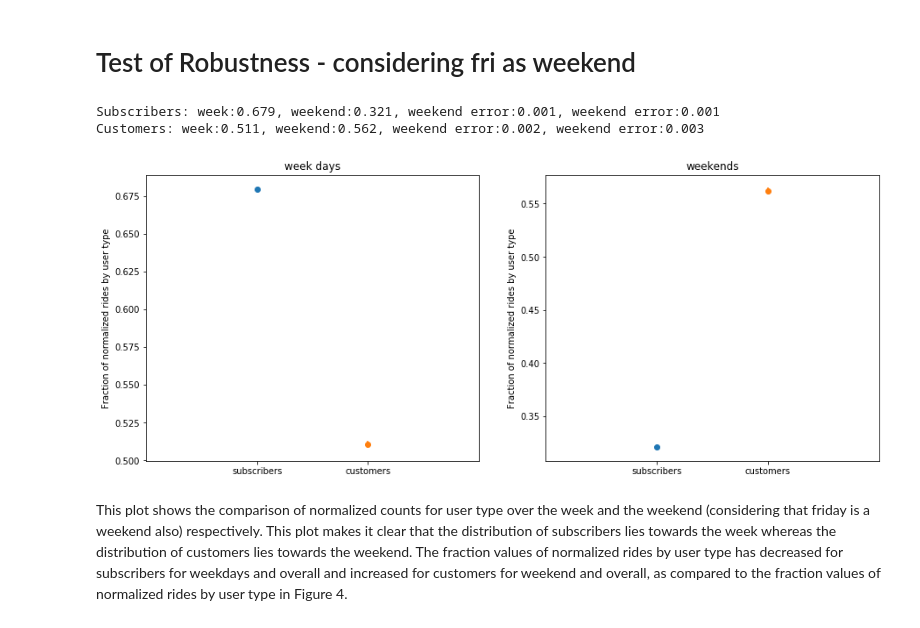
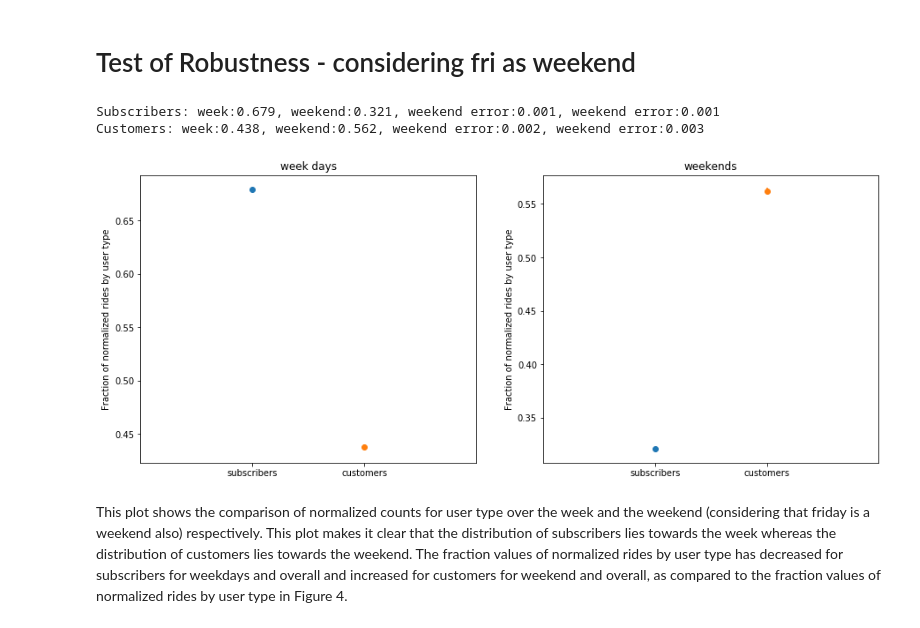
Before and after one commit to ishacusp/PUI2017_ic1018, a Jupyter notebook: HW7_ic1018/Assignment1.ipynb, the cells around one changed output. Saved outputs shown, nothing was run; the diff lists cells and outputs as text; code cells hidden in the pictures.

```diff
--- a/HW7_ic1018/Assignment1.ipynb
+++ b/HW7_ic1018/Assignment1.ipynb
@@ -300,40 +300,40 @@ fig = plt.figure(figsize=(15,6))
 ax1 = fig.add_subplot(121)
 ax2 = fig.add_subplot(122)
 
-week_c_ = sum(counts_c[:-3]) * 1.0 / norm_c  #fraction of customers riding on week days
+week_c = sum(counts_c[:-3]) * 1.0 / norm_c  #fraction of customers riding on week days
 weekend_fri_c = sum(counts_c[-3:]) * 1.0 / norm_c  #fraction of customers riding on weekends
 eweek_c = np.sqrt(sum(counts_c[:-3])) / norm_c  #error on week_c (sum squared errors where errors are poisson)
 eweekend_fri_c = np.sqrt(sum(counts_c[-3:])) / norm_c #error on weekend_c
 
 #same nomenclature as above for subscribers
 week_s = sum(counts_s[:-3]) * 1. / norm_s
 weekend_fri_s = sum(counts_s[-3:]) * 1. / norm_s
 eweek_s = np.sqrt(sum(counts_s[:-3])) / norm_s
 eweekend_fri_s = np.sqrt(sum(counts_s[-3:])) / norm_s
 
 print("Subscribers: week:{0:.3f}, weekend:{1:.3f}, weekend error:{2:.3f}, weekend error:{3:.3f}"\
       .format(week_s, weekend_fri_s, eweek_s, eweekend_fri_s))
 print("Customers: week:{0:.3f}, weekend:{1:.3f}, weekend error:{2:.3f}, weekend error:{3:.3f}"\
       .format(week_c, weekend_fri_c, eweek_c, eweekend_fri_c))
 
 ax1.errorbar([0], [week_s], yerr=[eweek_s], fmt='o', label='subscribers')
 ax1.errorbar([1], [week_c], yerr=[eweek_c], fmt='o', label='customers')
 ax2.errorbar([0], [weekend_fri_s], yerr=[eweekend_fri_s], fmt='o', label='subscribers')
 ax2.errorbar([1], [weekend_fri_c], yerr=[eweekend_fri_c], fmt='o', label='customers')
 ax1.set_xlim(-1, 2)
 ax2.set_xlim(-1, 2)
 ax1.set_xticks([0, 1])
 ax2.set_xticks([0, 1])
 ax1.set_xticklabels(['subscribers', 'customers'])
 ax2.set_xticklabels(['subscribers', 'customers'])
 ax1.set_title("week days")
 ax2.set_title("weekends")
 ax1.set_ylabel("Fraction of normalized rides by user type")
 ax2.set_ylabel("Fraction of normalized rides by user type");
 # %% [output]
 Subscribers: week:0.679, weekend:0.321, weekend error:0.001, weekend error:0.001
-Customers: week:0.511, weekend:0.562, weekend error:0.002, weekend error:0.003
+Customers: week:0.438, weekend:0.562, weekend error:0.002, weekend error:0.003
-[figure, old version]
+[figure, new version]
 # %% [markdown]
 This plot shows the comparison of normalized counts for user type over the week and the weekend (considering that friday is a weekend also) respectively. This plot makes it clear that the distribution of subscribers lies towards the week whereas the distribution of customers lies towards the weekend. The fraction values of normalized rides by user type has decreased for subscribers for weekdays and overall and increased for customers for weekend and overall, as compared to the fraction values of normalized rides by user type in Figure 4.
 # %% [markdown]
```
Also changed, not shown: parts of 3 cells of this notebook.
